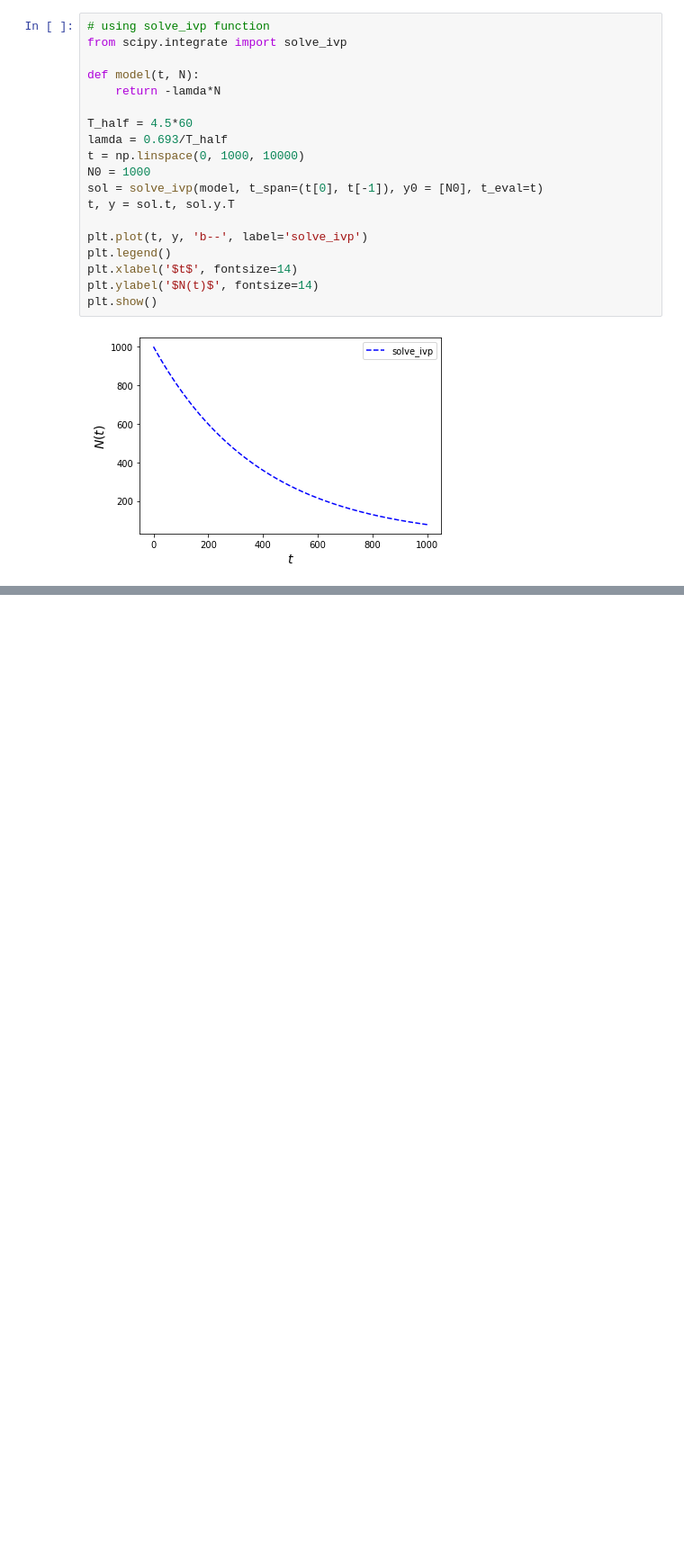
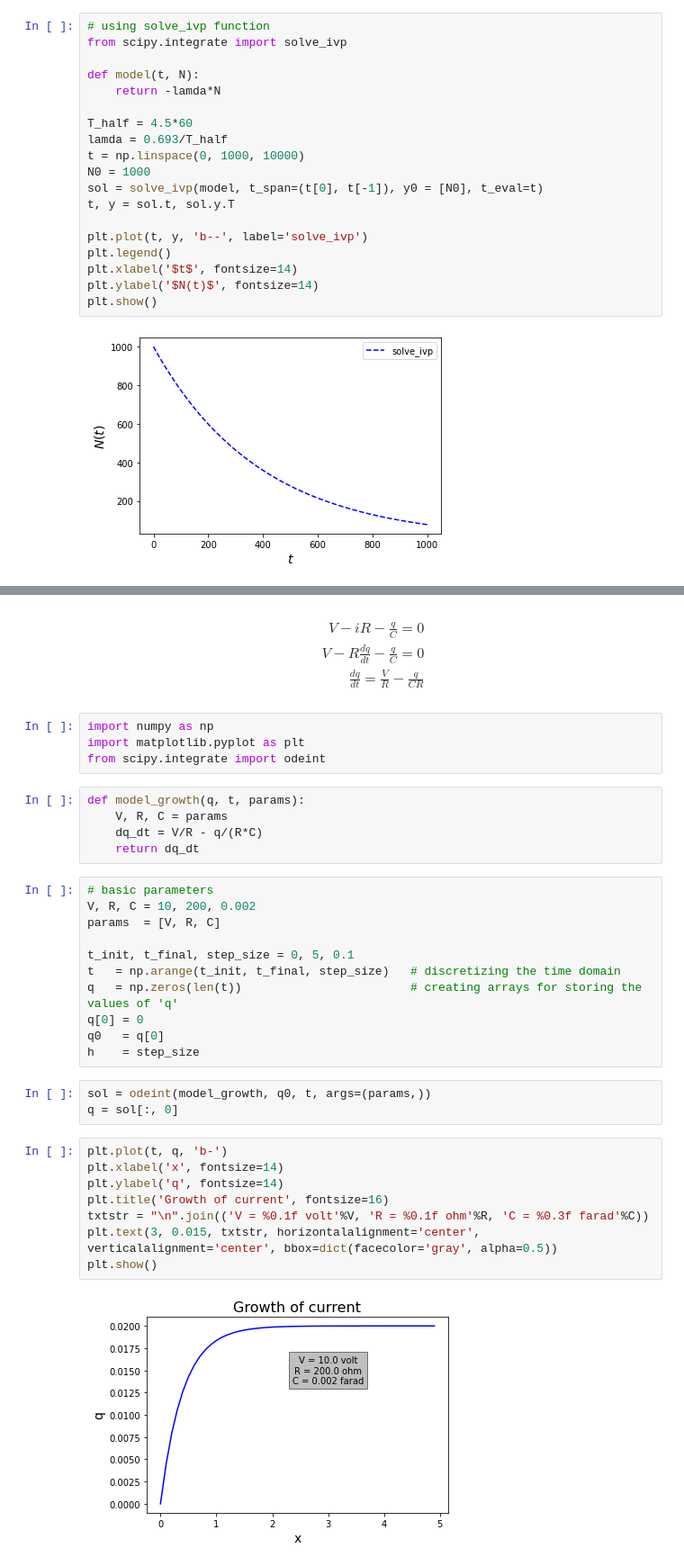
Before and after one commit to SubirSarkar2021/compulab.github.io, a Jupyter notebook: docs/sem3(2).ipynb, the cells around one changed output, grey strips where cells are left out. Shown at 90% size. Saved outputs shown, nothing was run; the diff lists cells and outputs as text; blank space fills up the shorter version.

```diff
--- a/docs/sem3(2).ipynb
+++ b/docs/sem3(2).ipynb
@@ -477,0 +489,39 @@ plt.show()
+# %% [markdown]
+\begin{align}
+V - iR - \frac{q}{C} = 0 \nonumber\\
+V - R\frac{dq}{dt} - \frac{q}{C} = 0\nonumber\\
+\frac{dq}{dt} = \frac{V}{R} - \frac{q}{CR}
+\end{align}
+# %%
+import numpy as np
+import matplotlib.pyplot as plt
+from scipy.integrate import odeint
+# %%
+def model_growth(q, t, params):
+    V, R, C = params
+    dq_dt = V/R - q/(R*C)
+    return dq_dt
+# %%
+# basic parameters
+V, R, C = 10, 200, 0.002
+params  = [V, R, C]
+
+t_init, t_final, step_size = 0, 5, 0.1
+t   = np.arange(t_init, t_final, step_size)   # discretizing the time domain
+q   = np.zeros(len(t))                        # creating arrays for storing the values of 'q'
+q[0] = 0
+q0   = q[0]
+h    = step_size
+# %%
+sol = odeint(model_growth, q0, t, args=(params,))
+q = sol[:, 0]
+# %%
+plt.plot(t, q, 'b-')
+plt.xlabel('x', fontsize=14)
+plt.ylabel('q', fontsize=14)
+plt.title('Growth of current', fontsize=16)
+txtstr = "\n".join(('V = %0.1f volt'%V, 'R = %0.1f ohm'%R, 'C = %0.3f farad'%C))
+plt.text(3, 0.015, txtstr, horizontalalignment='center', verticalalignment='center', bbox=dict(facecolor='gray', alpha=0.5))
+plt.show()
+# %% [output]
+[figure, added]
```
Also changed, not shown: parts of 38 cells of this notebook, 20 other files.
